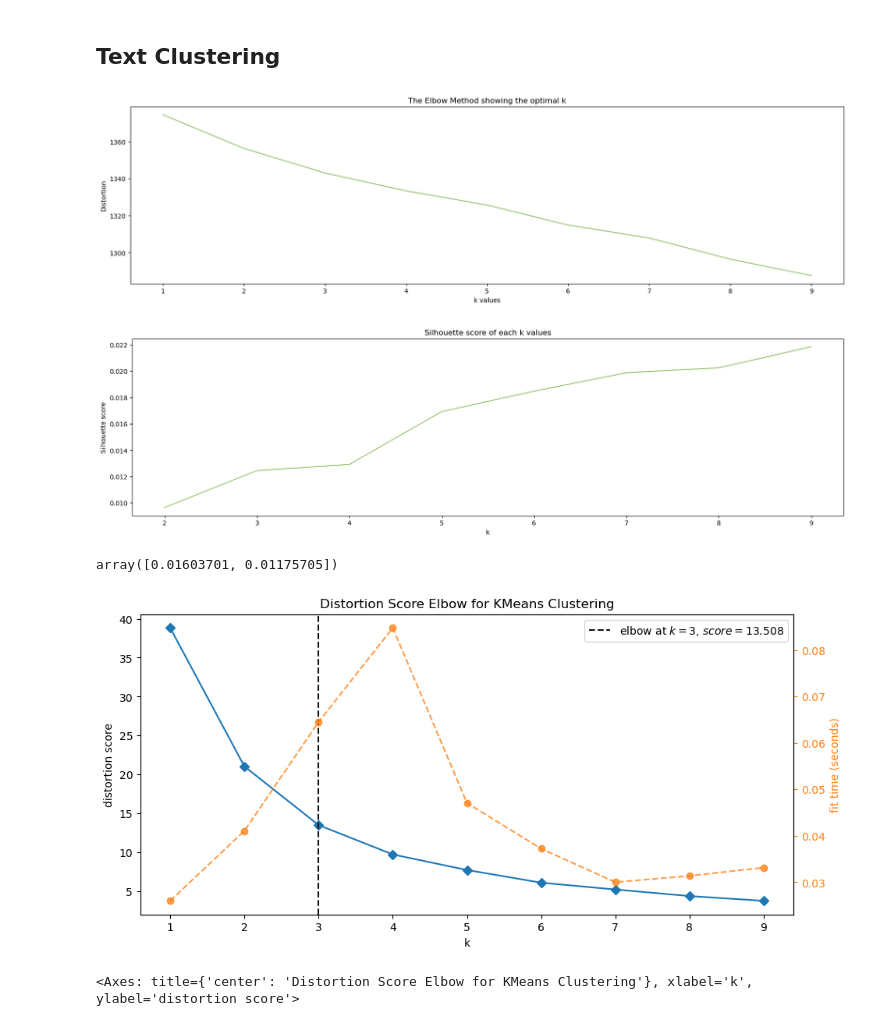
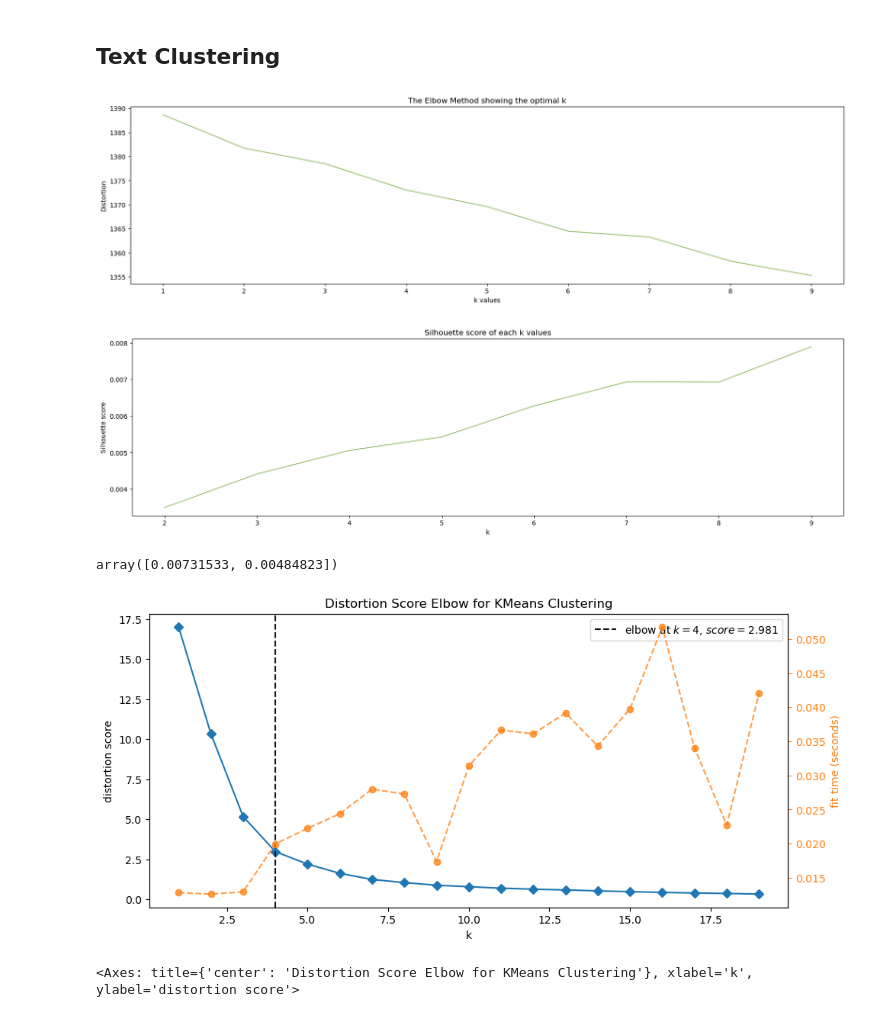
Before and after one commit to dongfangYH/data_science, a Jupyter notebook: jira_product_bug_analysis.ipynb, the cells around one changed output. Drawn from its saved outputs; the diff is of its cells as text; code cells hidden in the pictures.

```diff
--- a/jira_product_bug_analysis.ipynb
+++ b/jira_product_bug_analysis.ipynb
@@ -209,7 +211,7 @@ def convert_contractions(text):
 
 # Stopwords
 stops = stopwords.words("english")
-addstops = ["among", "onto", "shall", "thrice", "thus", "twice", "unto", "us", "would"] # additional stopwords
+addstops = ["among", "onto", "shall", "thrice", "thus", "twice", "unto", "us", "would", "issue"] # additional stopwords
 allstops = stops + addstops
 
 # remove stopwords
@@ -313,7 +315,7 @@ df['normalized_summary']
 1397                profile name create boy export option
 Name: normalized_summary, Length: 1398, dtype: object
 # %%
-vector = CountVectorizer()
+vector = CountVectorizer(ngram_range=(1, 3))
 X = vector.fit(df['normalized_summary'])
 X_transform = X.transform(df['normalized_summary'])
 # %%
@@ -374,7 +376,7 @@ plt.ylabel('Distortion')
 plt.title('The Elbow Method showing the optimal k')
 plt.show()
 # %% [output]
-[figure, old version]
+[figure, new version]
 # %%
 K = range(2,10)
 silhouette = []
@@ -391,23 +393,22 @@ plt.ylabel('Silhouette score')
 plt.title('Silhouette score of each k values')
 plt.show()
 # %% [output]
-[figure, old version]
+[figure, new version]
 # %%
 pca = PCA(n_components=2)
 PCA = pca.fit(X.toarray())
 X_pca = pca.transform(X.toarray())
 pca.explained_variance_
 # %% [output]
-array([0.01603701, 0.01175705])
+array([0.00731533, 0.00484823])
 # %%
-
 kmeans = KMeans()
-visualizer = KElbowVisualizer(kmeans, k=(1,10),size=(1080, 500))
+visualizer = KElbowVisualizer(kmeans, k=(1,20),size=(1080, 500))
 
 visualizer.fit(X_pca)
 visualizer.show()
 # %% [output]
-[figure, old version]
+[figure, new version]
 <Axes: title={'center': 'Distortion Score Elbow for KMeans Clustering'}, xlabel='k', ylabel='distortion score'>
 # %%
 silhouette = []
```
Also changed, not shown: parts of 7 cells of this notebook, 1 other file.
